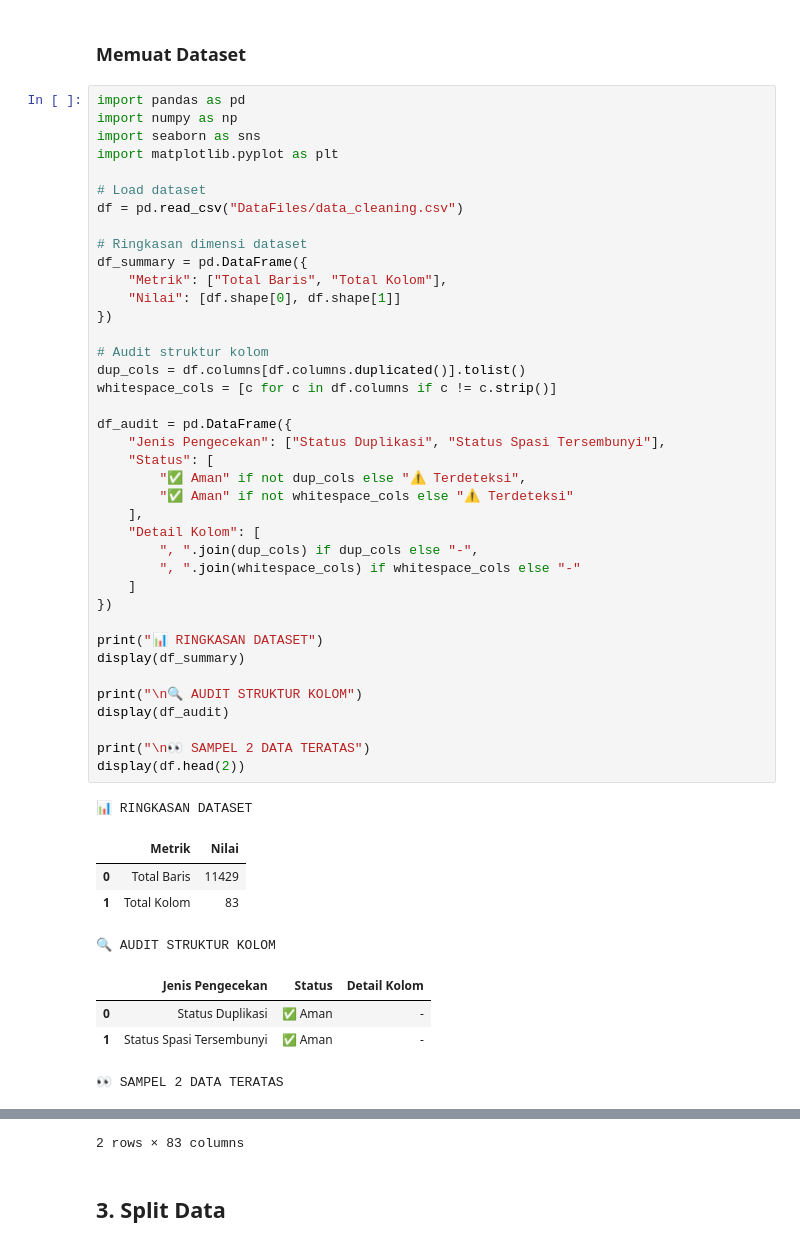
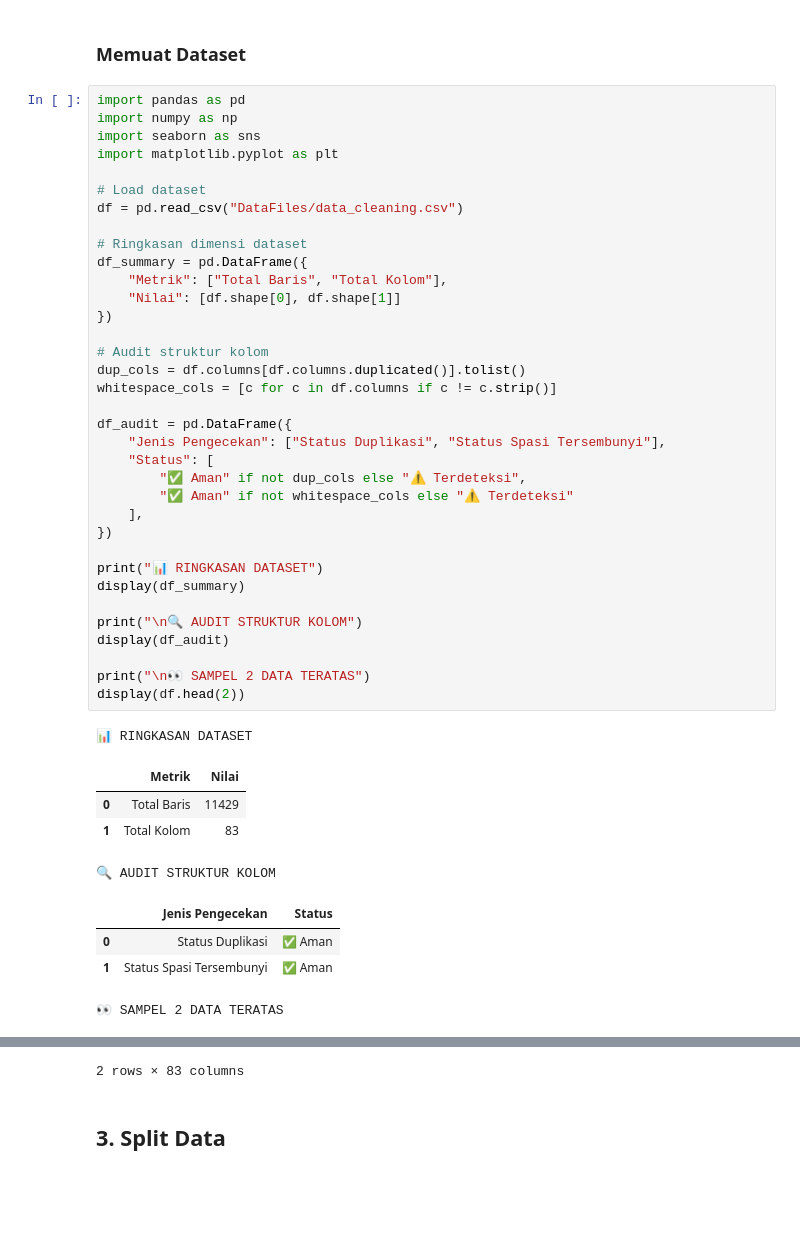
Before and after one commit to rubenmartogi/Phishing-Website-Detection-using-XGBoost-and-RFM, a Jupyter notebook: Phishing Website Detection_Models & Training.ipynb, the cells around one changed output, grey strips where cells are left out. Drawn from its saved outputs; the diff is of its cells as text; blank space fills up the shorter version.

```diff
--- a/Phishing Website Detection_Models & Training.ipynb
+++ b/Phishing Website Detection_Models & Training.ipynb
@@ -14,40 +14,36 @@ df_summary = pd.DataFrame({
     "Metrik": ["Total Baris", "Total Kolom"],
     "Nilai": [df.shape[0], df.shape[1]]
 })
 
 # Audit struktur kolom
 dup_cols = df.columns[df.columns.duplicated()].tolist()
 whitespace_cols = [c for c in df.columns if c != c.strip()]
 
 df_audit = pd.DataFrame({
     "Jenis Pengecekan": ["Status Duplikasi", "Status Spasi Tersembunyi"],
     "Status": [
         "✅ Aman" if not dup_cols else "⚠️ Terdeteksi",
         "✅ Aman" if not whitespace_cols else "⚠️ Terdeteksi"
     ],
-    "Detail Kolom": [
-        ", ".join(dup_cols) if dup_cols else "-",
-        ", ".join(whitespace_cols) if whitespace_cols else "-"
-    ]
 })
 
 print("📊 RINGKASAN DATASET")
 display(df_summary)
 
 print("\n🔍 AUDIT STRUKTUR KOLOM")
 display(df_audit)
 
 print("\n👀 SAMPEL 2 DATA TERATAS")
 display(df.head(2))
 # %% [output]
 📊 RINGKASAN DATASET
 |  | Metrik | Nilai |
 | 0 | Total Baris | 11429 |
 | 1 | Total Kolom | 83 |
 🔍 AUDIT STRUKTUR KOLOM
-|  | Jenis Pengecekan | Status | Detail Kolom |
-| 0 | Status Duplikasi | ✅ Aman | - |
-| 1 | Status Spasi Tersembunyi | ✅ Aman | - |
+|  | Jenis Pengecekan | Status |
+| 0 | Status Duplikasi | ✅ Aman |
+| 1 | Status Spasi Tersembunyi | ✅ Aman |
 👀 SAMPEL 2 DATA TERATAS
 |  | url | length_url | length_hostname | ip | nb_dots | nb_hyphens | nb_at | nb_qm | nb_and | ... |
 | 0 | http://www.crestonwood.com/router... | 37 | 19 | 0 | 3 | 0 | 0 | 0 | 0 | ... |
```
Also changed, not shown: parts of 8 cells of this notebook.
